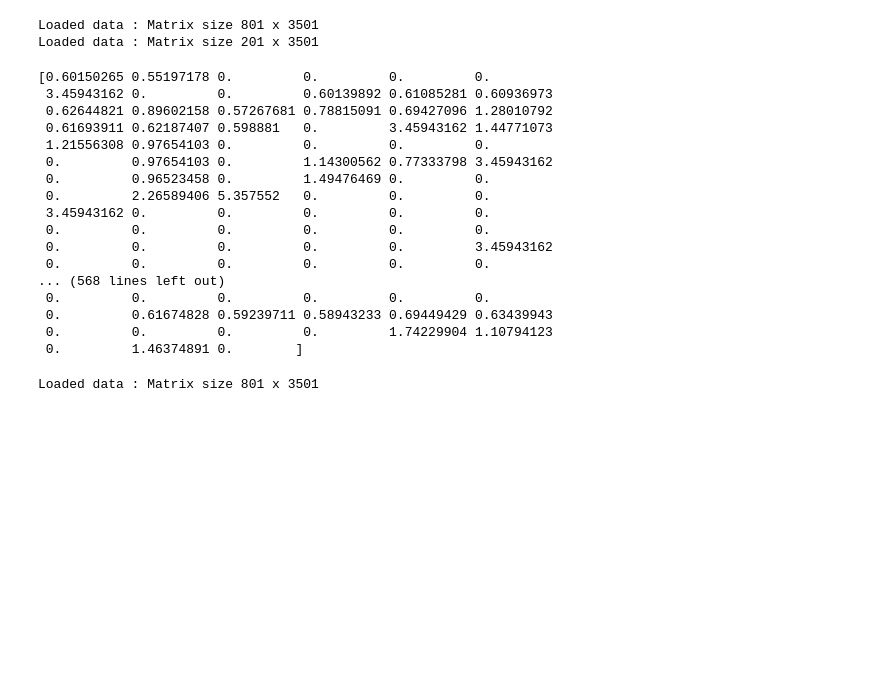
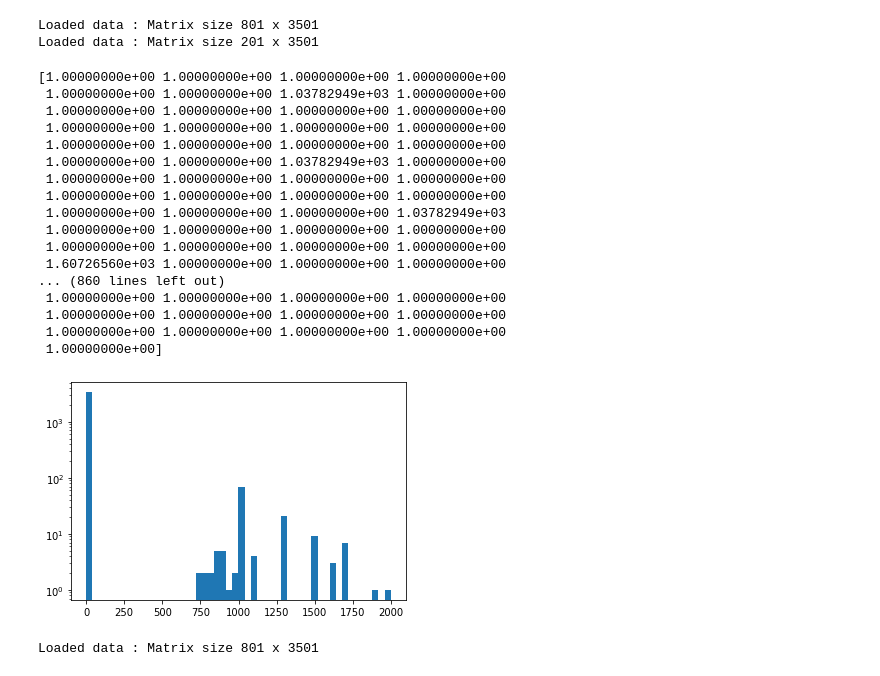
Before and after one commit to gratus907/cid-with-aigendrug-classification, a Jupyter notebook: bayesian.ipynb, the cells around one changed output. Saved outputs shown, nothing was run; the diff lists cells and outputs as text; code cells hidden in the pictures; blank space fills up the shorter version.

```diff
--- a/bayesian.ipynb
+++ b/bayesian.ipynb
@@ -29,30 +29,37 @@ for i in range(DATASET_SIZE):
 # %%
 np.set_printoptions(threshold=sys.maxsize)
 
 weight = [0] * NUM_FEATURES
 for i in range(NUM_FEATURES):
-    weight[i] = abs(log2((num_p_s[i] + .1) / (num_n_s[i] + .1)))
-
+    weight[i] = (log2((num_p_s[i] + .1) / (num_n_s[i] + .1)))
+    if weight[i] > 2.5:
+        weight[i] *= 300
+    else:
+        weight[i] = 1
 weight = np.array(weight)
 print((weight))
+import matplotlib.pyplot as plt
+plt.hist(weight,bins=50, log=True)
+plt.show()
 # %% [output]
-[0.60150265 0.55197178 0.         0.         0.         0.
- 3.45943162 0.         0.         0.60139892 0.61085281 0.60936973
- 0.62644821 0.89602158 0.57267681 0.78815091 0.69427096 1.28010792
- 0.61693911 0.62187407 0.598881   0.         3.45943162 1.44771073
- 1.21556308 0.97654103 0.         0.         0.         0.
- 0.         0.97654103 0.         1.14300562 0.77333798 3.45943162
- 0.         0.96523458 0.         1.49476469 0.         0.
- 0.         2.26589406 5.357552   0.         0.         0.
- 3.45943162 0.         0.         0.         0.         0.
- 0.         0.         0.         0.         0.         0.
- 0.         0.         0.         0.         0.         3.45943162
- 0.         0.         0.         0.         0.         0.
-... (568 lines left out)
- 0.         0.         0.         0.         0.         0.
- 0.         0.61674828 0.59239711 0.58943233 0.69449429 0.63439943
- 0.         0.         0.         0.         1.74229904 1.10794123
- 0.         1.46374891 0.        ]
+[1.00000000e+00 1.00000000e+00 1.00000000e+00 1.00000000e+00
+ 1.00000000e+00 1.00000000e+00 1.03782949e+03 1.00000000e+00
+ 1.00000000e+00 1.00000000e+00 1.00000000e+00 1.00000000e+00
+ 1.00000000e+00 1.00000000e+00 1.00000000e+00 1.00000000e+00
+ 1.00000000e+00 1.00000000e+00 1.00000000e+00 1.00000000e+00
+ 1.00000000e+00 1.00000000e+00 1.03782949e+03 1.00000000e+00
+ 1.00000000e+00 1.00000000e+00 1.00000000e+00 1.00000000e+00
+ 1.00000000e+00 1.00000000e+00 1.00000000e+00 1.00000000e+00
+ 1.00000000e+00 1.00000000e+00 1.00000000e+00 1.03782949e+03
+ 1.00000000e+00 1.00000000e+00 1.00000000e+00 1.00000000e+00
+ 1.00000000e+00 1.00000000e+00 1.00000000e+00 1.00000000e+00
+ 1.60726560e+03 1.00000000e+00 1.00000000e+00 1.00000000e+00
+... (860 lines left out)
+ 1.00000000e+00 1.00000000e+00 1.00000000e+00 1.00000000e+00
+ 1.00000000e+00 1.00000000e+00 1.00000000e+00 1.00000000e+00
+ 1.00000000e+00 1.00000000e+00 1.00000000e+00 1.00000000e+00
+ 1.00000000e+00]
+[figure, added]
 # %%
 import numpy as np
 from sklearn import svm
```
Also changed, not shown: parts of 5 cells of this notebook.
